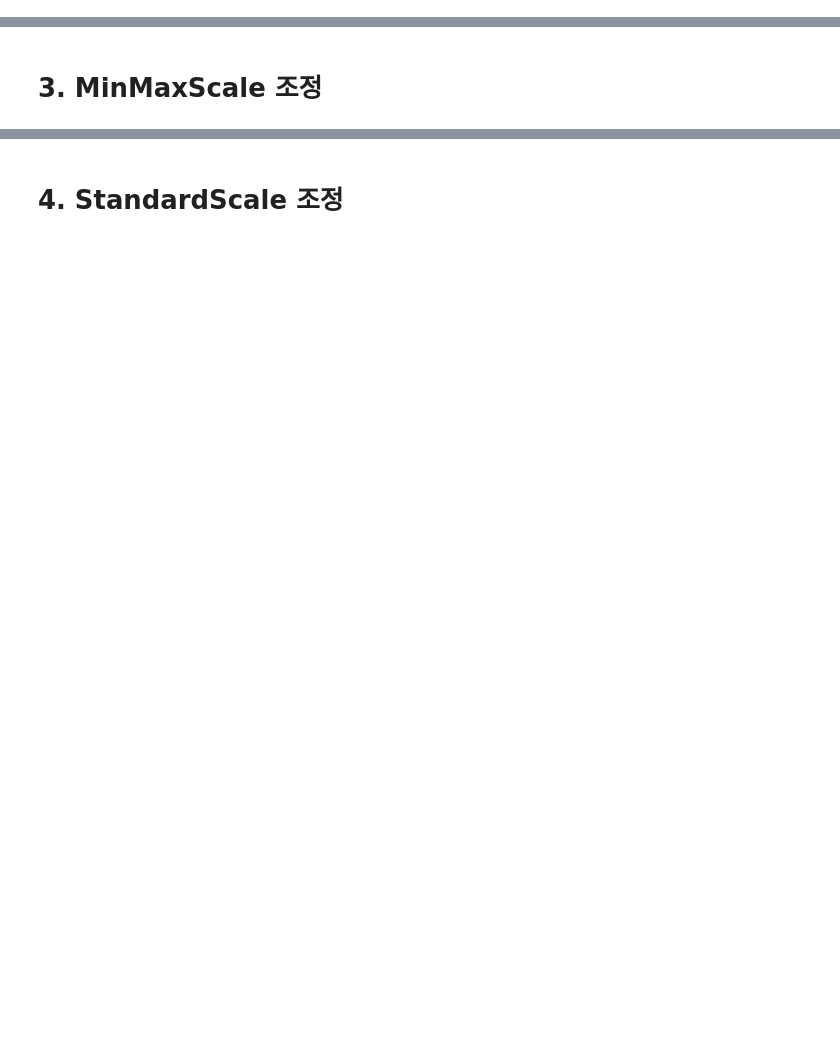
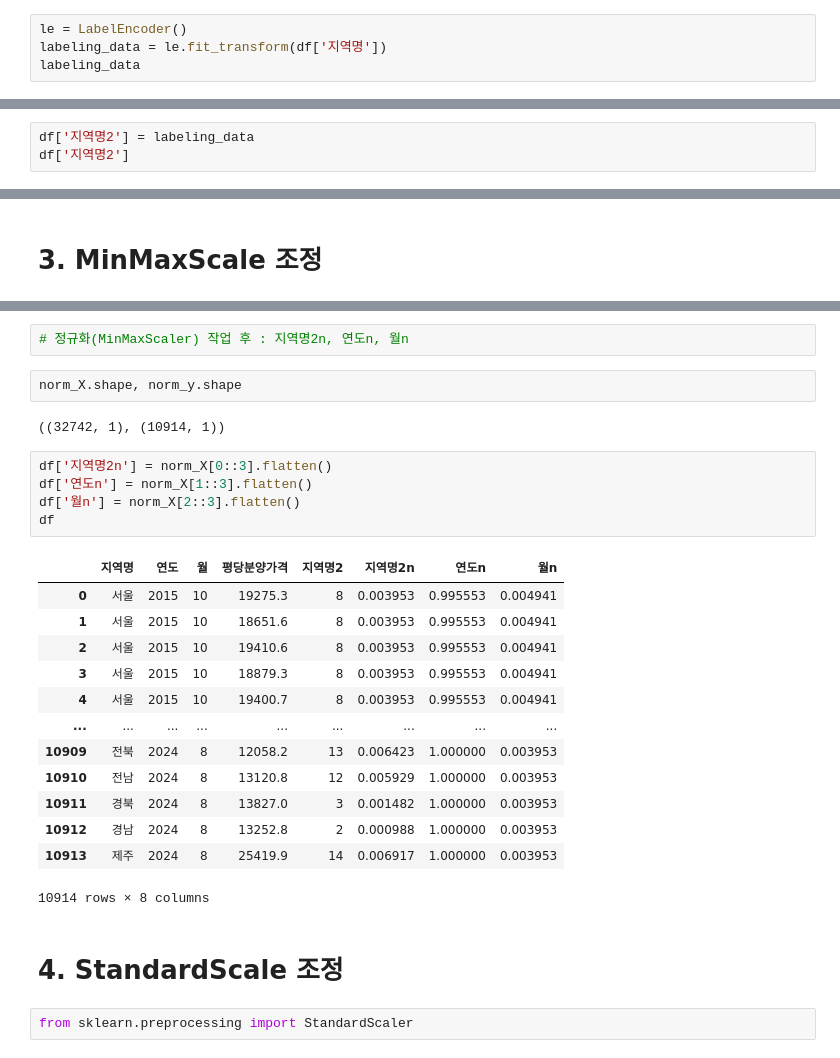
Before and after one commit to Harutoshi87/KI, a Jupyter notebook: source/05_DeepLearning/연습문제(label encoding_scale_adjustement_one-hot-encoding).ipynb, the cells around one changed output, grey strips where cells are left out. Drawn from its saved outputs; the diff is of its cells as text; blank space fills up the shorter version.

```diff
--- a/source/05_DeepLearning/연습문제(label encoding_scale_adjustement_one-hot-encoding).ipynb
+++ b/source/05_DeepLearning/연습문제(label encoding_scale_adjustement_one-hot-encoding).ipynb
@@ -40,0 +45,4 @@ df.head()
+# %%
+le = LabelEncoder()
+labeling_data = le.fit_transform(df['지역명'])
+labeling_data
@@ -40,0 +51,3 @@ df.head()
+# %%
+df['지역명2'] = labeling_data
+df['지역명2']
@@ -49,2 +126,29 @@ X.shape, y.shape
+# %%
+# 정규화(MinMaxScaler) 작업 후 : 지역명2n, 연도n, 월n
+# %%
+norm_X.shape, norm_y.shape
+# %% [output]
+((32742, 1), (10914, 1))
+# %%
+df['지역명2n'] = norm_X[0::3].flatten()
+df['연도n'] = norm_X[1::3].flatten()
+df['월n'] = norm_X[2::3].flatten()
+df
+# %% [output]
+|  | 지역명 | 연도 | 월 | 평당분양가격 | 지역명2 | 지역명2n | 연도n | 월n |
+| 0 | 서울 | 2015 | 10 | 19275.3 | 8 | 0.003953 | 0.995553 | 0.004941 |
+| 1 | 서울 | 2015 | 10 | 18651.6 | 8 | 0.003953 | 0.995553 | 0.004941 |
+| 2 | 서울 | 2015 | 10 | 19410.6 | 8 | 0.003953 | 0.995553 | 0.004941 |
+| 3 | 서울 | 2015 | 10 | 18879.3 | 8 | 0.003953 | 0.995553 | 0.004941 |
+| 4 | 서울 | 2015 | 10 | 19400.7 | 8 | 0.003953 | 0.995553 | 0.004941 |
+| ... | ... | ... | ... | ... | ... | ... | ... | ... |
+| 10909 | 전북 | 2024 | 8 | 12058.2 | 13 | 0.006423 | 1.000000 | 0.003953 |
+| 10910 | 전남 | 2024 | 8 | 13120.8 | 12 | 0.005929 | 1.000000 | 0.003953 |
+| 10911 | 경북 | 2024 | 8 | 13827.0 | 3 | 0.001482 | 1.000000 | 0.003953 |
+| 10912 | 경남 | 2024 | 8 | 13252.8 | 2 | 0.000988 | 1.000000 | 0.003953 |
+| 10913 | 제주 | 2024 | 8 | 25419.9 | 14 | 0.006917 | 1.000000 | 0.003953 |
+10914 rows × 8 columns
 # %% [markdown]
 # 4. StandardScale 조정
+# %%
+from sklearn.preprocessing import StandardScaler
```
Also changed, not shown: parts of 15 cells of this notebook.
